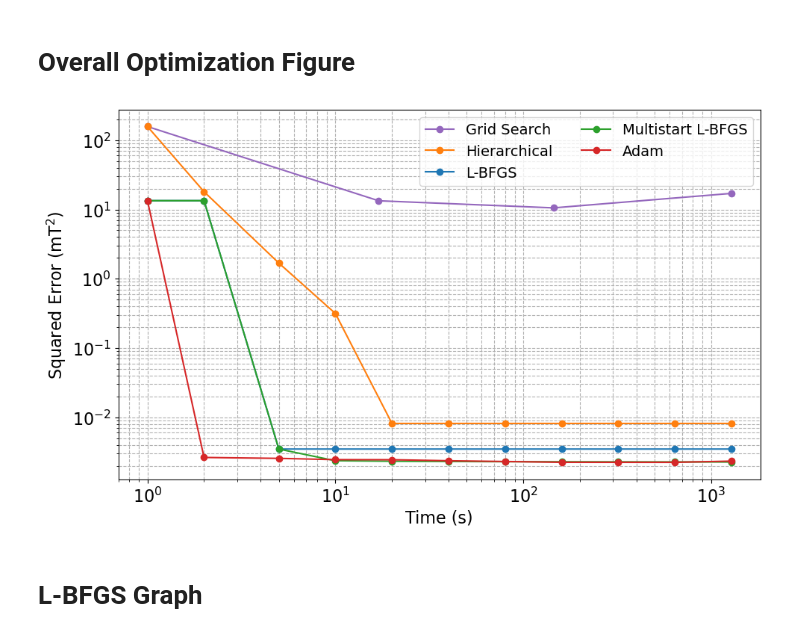
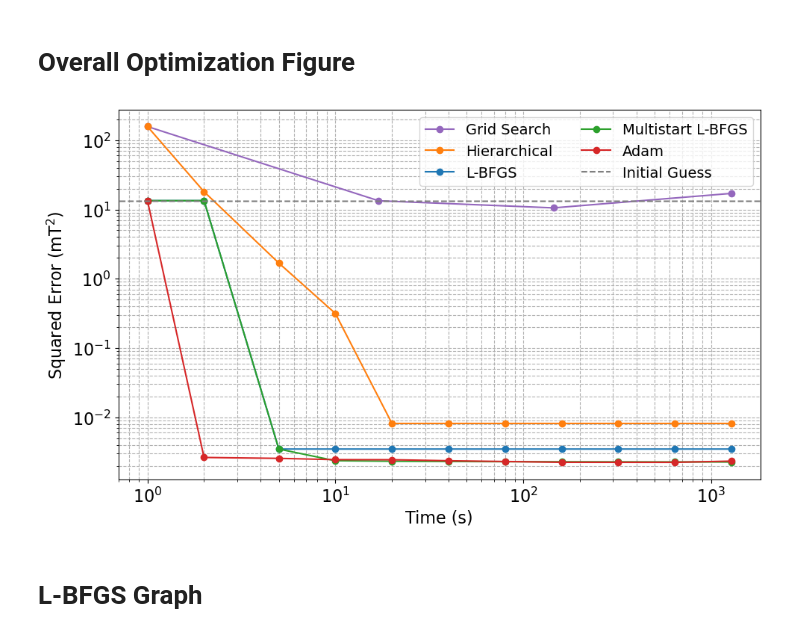
Before and after one commit to joostwijn/Rotating_Magnetic_Setup, a Jupyter notebook: 3. Magnets/Images_Optimization.ipynb, the cells around one changed output. Saved outputs shown, nothing was run; the diff lists cells and outputs as text; code cells hidden in the pictures.

```diff
--- a/3. Magnets/Images_Optimization.ipynb
+++ b/3. Magnets/Images_Optimization.ipynb
@@ -20,40 +20,57 @@ TIME_MSLBFGS = [1, 2, 5, 10, 20, 40, 80, 160, 320, 640, 1280]
 # Error Adam Optimizer
 ERROR_AO = [13.4, 2.6329e-3, 2.5514e-3, 2.4486e-3, 2.4399e-3, 2.358e-3, 2.3004e-3, 2.2394e-3, 2.238e-3, 2.2360e-3, 2.330e-3]
 TIME_AO = [1, 2, 5, 10, 20, 40, 80, 160, 320, 640, 1280]
+
+# Error Initial Guess
+ERROR_IG = [13.4, 13.14]
+TIME_IG = [0, 2080]
 # %%
 import matplotlib.pyplot as plt
 
 plt.rcParams.update({
-    "font.size": 14,         # default text size
-    "axes.titlesize": 16,    # axes title
-    "axes.labelsize": 16,    # x and y labels
-    "xtick.labelsize": 16,   # tick labels
+    "font.size": 14,
+    "axes.titlesize": 16,
+    "axes.labelsize": 16,
+    "xtick.labelsize": 16,
     "ytick.labelsize": 16,
     "legend.fontsize": 14,
 })
 
 plt.figure(figsize=(10, 6))
 
-# Plots with labels
+# Plot all optimizer results except Initial Guess
 plt.plot(TIME_GS,      ERROR_GS,      marker='o', linestyle='-', color="tab:purple",   label="Grid Search")
-plt.plot(TIME_HO,      ERROR_HO,      marker='o', linestyle='-', color="tab:orange", label="Hierarchical")
-plt.plot(TIME_LBFGS,   ERROR_LBFGS,   marker='o', linestyle='-', color="tab:blue",  label="L-BFGS")
+plt.plot(TIME_HO,      ERROR_HO,      marker='o', linestyle='-', color="tab:orange",   label="Hierarchical")
+plt.plot(TIME_LBFGS,   ERROR_LBFGS,   marker='o', linestyle='-', color="tab:blue",     label="L-BFGS")
 plt.plot(TIME_MSLBFGS, ERROR_MSLBFGS, marker='o', linestyle='-', color="tab:green",    label="Multistart L-BFGS")
-plt.plot(TIME_AO,      ERROR_AO,      marker='o', linestyle='-', color="tab:red", label="Adam")
+plt.plot(TIME_AO,      ERROR_AO,      marker='o', linestyle='-', color="tab:red",      label="Adam")
 
-# Log scale & labels
+# Set log scale and labels
 plt.xscale("log")
 plt.yscale("log")
 plt.xlabel("Time (s)")
 plt.ylabel(r"$\mathrm{Squared\ Error\ (mT^2)}$")
+plt.grid(True, which="both", ls="--")
 
-# Grid and legend
-plt.grid(True, which="both", ls="--")
+# Draw legend and set layout
 plt.legend(loc="upper right", ncol=2)
 plt.tight_layout()
+
+# Get current axis limits
+ax = plt.gca()
+xlim = ax.get_xlim()
+ylim = ax.get_ylim()
+
+# Now plot the initial guess (this won't affect the bounds)
+plt.plot(TIME_IG, ERROR_IG, linestyle='--', color="tab:gray", label="Initial Guess")
+
+# Restore the axis limits so IG does not influence them
+plt.xlim(xlim)
+plt.ylim(ylim)
+plt.legend(loc="upper right", ncol=2)
 plt.show()
 # %% [output]
-[figure, old version]
+[figure, new version]
 # %% [markdown]
 # L-BFGS Graph
 # %%
```
Also changed, not shown: parts of 11 cells of this notebook.
